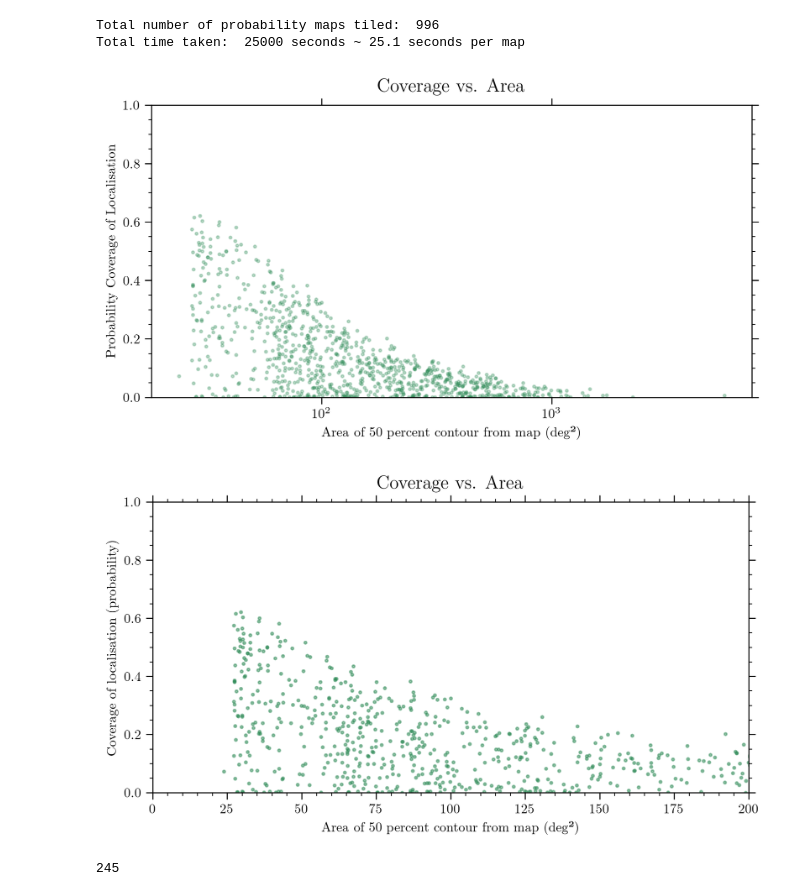
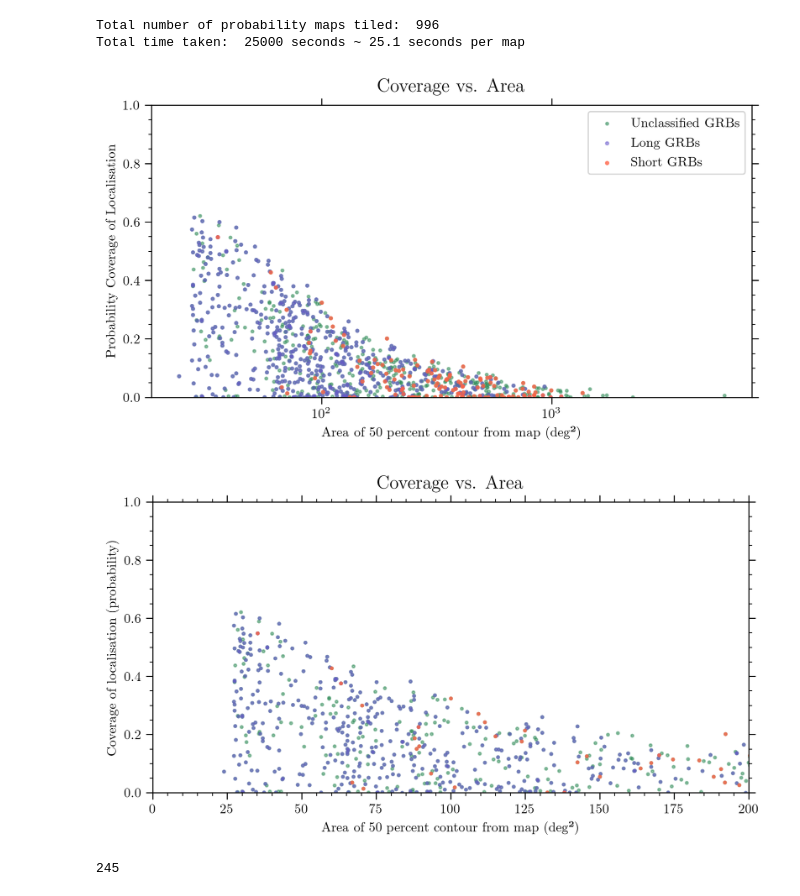
Before and after one commit to ravioli1369/fermi_grbs, a Jupyter notebook: stats.ipynb, the cells around one changed output. Cells and saved outputs as stored; diff of their text form; code cells hidden in the pictures.

```diff
--- a/stats.ipynb
+++ b/stats.ipynb
@@ -114,6 +155,8 @@ coverage = coverage[select]
 coverage['radius'] = coverage['radius'].astype(float)
 coverage['coverage'] = coverage['coverage'].astype(float)
 coverage = coverage.reset_index(drop=True)
+select_long = coverage['trig_no'].isin(actual_long_grb_with_prob)
+select_short = coverage['trig_no'].isin(actual_short_grb_with_prob)
 
 area, tiletime, times =  [], [], []
 for (i, heal) in enumerate(coverage['healpix']):
@@ -129,27 +172,33 @@ coverage['tiletimes'] = np.array(tiletime).astype(float)
 coverage['time'] = np.array(times).astype(datetime)
 # %%
 plt.figure(figsize=(8,4), dpi=300)
-plt.scatter(coverage['area'], coverage['coverage'], s=4, color='seagreen', alpha=0.3)
-# plt.vlines(25, 0, 1, color='k', linestyle='--', linewidth=1, alpha = 0.5)
+plt.scatter(coverage['area'], coverage['coverage'], s=4, color='seagreen', alpha=0.5, label="Unclassified GRBs")
+plt.scatter(coverage[select_long]['area'], coverage[select_long]['coverage'], s=5, color='slateblue', alpha=0.5, label="Long GRBs")
+plt.scatter(coverage[select_short]['area'], coverage[select_short]['coverage'], s=5, color='tomato', alpha=0.7, label="Short GRBs")
 plt.xlabel("Area of 50 percent contour from map (deg²)")
 plt.ylabel("Probability Coverage of Localisation")
 plt.title("Coverage vs. Area", fontsize=14, pad=10)
 plt.ylim(0,1)
 plt.xscale('symlog')
+plt.legend(loc='upper right', fontsize=10)
+plt.savefig("/home/ravioli/astro/git/fermi_grbs/img/areavscoveragefn.png", bbox_inches='tight')
 plt.show()
 # %% [output]
-[figure, old version]
+[figure, new version]
 # %%
 plt.figure(figsize=(8,4), dpi=300)
-plt.scatter(coverage['area'], coverage['coverage'], s=4, color='seagreen', alpha=0.5)
+plt.scatter(coverage['area'], coverage['coverage'], s=4, color='seagreen', alpha=0.5, label="Unclassified GRBs")
+plt.scatter(coverage[select_long]['area'], coverage[select_long]['coverage'], s=4, color='slateblue', alpha=0.5, label="Long GRBs")
+plt.scatter(coverage[select_short]['area'], coverage[select_short]['coverage'], s=4, color='tomato', alpha=0.7, label="Short GRBs")
 plt.xlabel("Area of 50 percent contour from map (deg²)")
 plt.ylabel("Coverage of localisation (probability)")
 plt.title("Coverage vs. Area", fontsize=14, pad=10)
 plt.xlim(0,200)
 plt.ylim(0,1)
+plt.legend(loc='upper right', fontsize=10)
 plt.show()
 # %% [output]
-[figure, old version]
+[figure, new version]
 # %%
 print(len(coverage[coverage['coverage']>0.2]))
 # %% [output]
```
Also changed, not shown: parts of 8 cells of this notebook, 2 other files.
